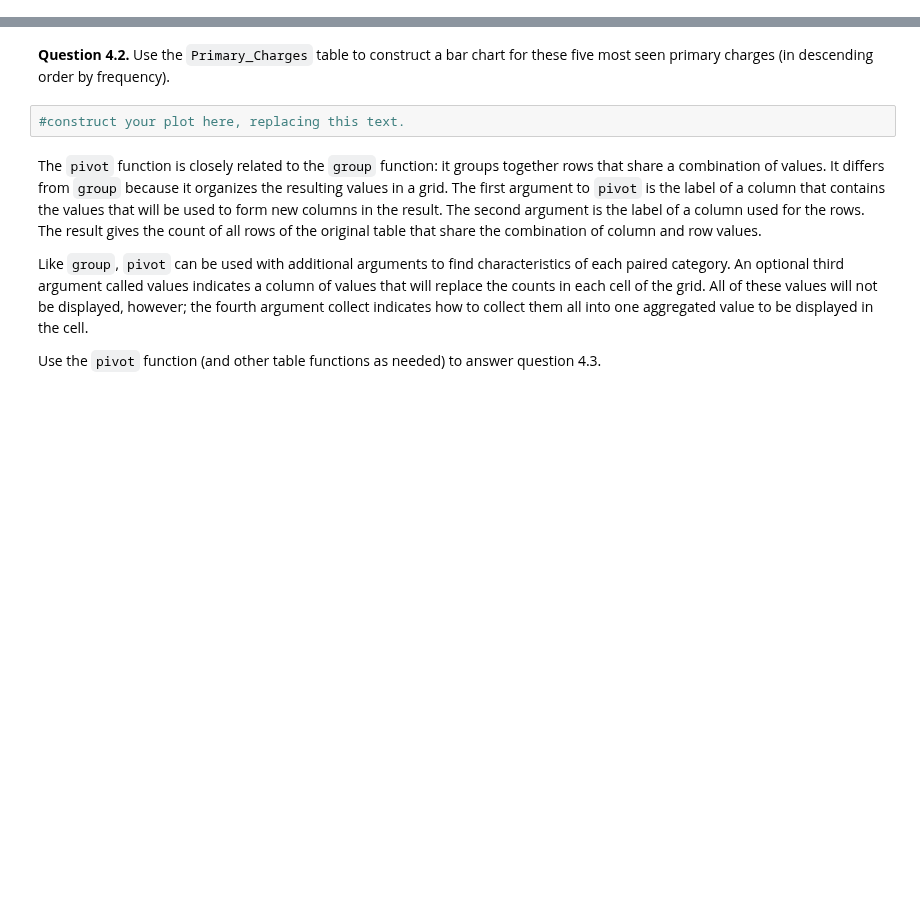
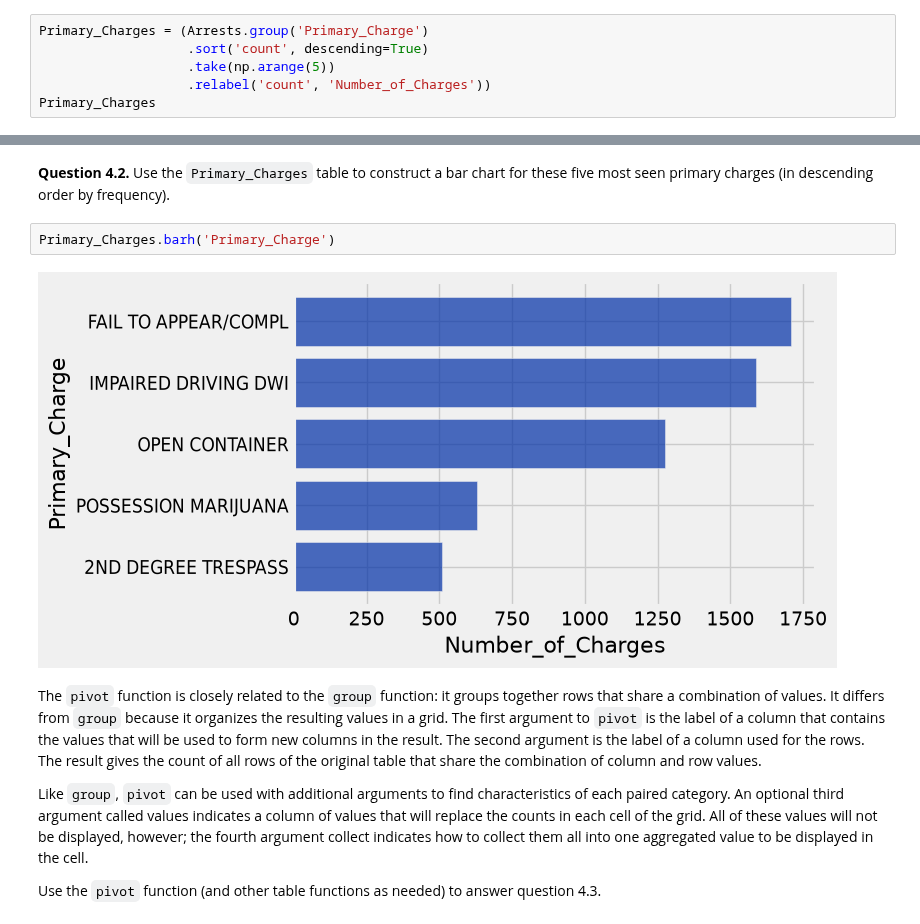
Before and after one commit to AjaxAcheles/STOR-120, a Jupyter notebook: Homework/Hw 3/STOR 120 - hw03 - Fa26.ipynb, the cells around one changed output, grey strips where cells are left out. Drawn from its saved outputs; the diff is of its cells as text; blank space fills up the shorter version.

```diff
--- a/Homework/Hw 3/STOR 120 - hw03 - Fa26.ipynb
+++ b/Homework/Hw 3/STOR 120 - hw03 - Fa26.ipynb
@@ -210,0 +278,6 @@ Primary_Charges
+# %%
+Primary_Charges = (Arrests.group('Primary_Charge')
+                   .sort('count', descending=True)
+                   .take(np.arange(5))
+                   .relabel('count', 'Number_of_Charges'))
+Primary_Charges
@@ -211,7 +291,9 @@ Primary_Charges
 # %% [markdown]
 **Question 4.2.** Use the `Primary_Charges` table to construct a bar chart for these five most seen primary charges (in descending order by frequency).
-# %%
-#construct your plot here, replacing this text.
+# %%
+Primary_Charges.barh('Primary_Charge')
+# %% [output]
+[figure, added]
 # %% [markdown]
 The `pivot` function is closely related to the `group` function: it groups together rows that share a combination of values. It differs from `group` because it organizes the resulting values in a grid. The first argument to `pivot` is the label of a column that contains the values that will be used to form new columns in the result. The second argument is the label of a column used for the rows. The result gives the count of all rows of the original table that share the combination of column and row values.
 
```
Also changed, not shown: parts of 32 cells of this notebook.
